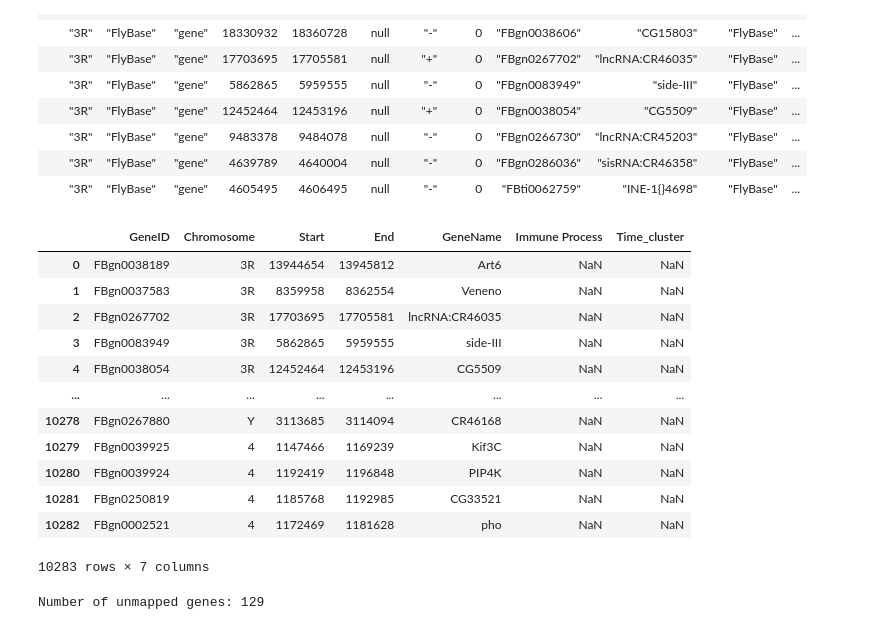
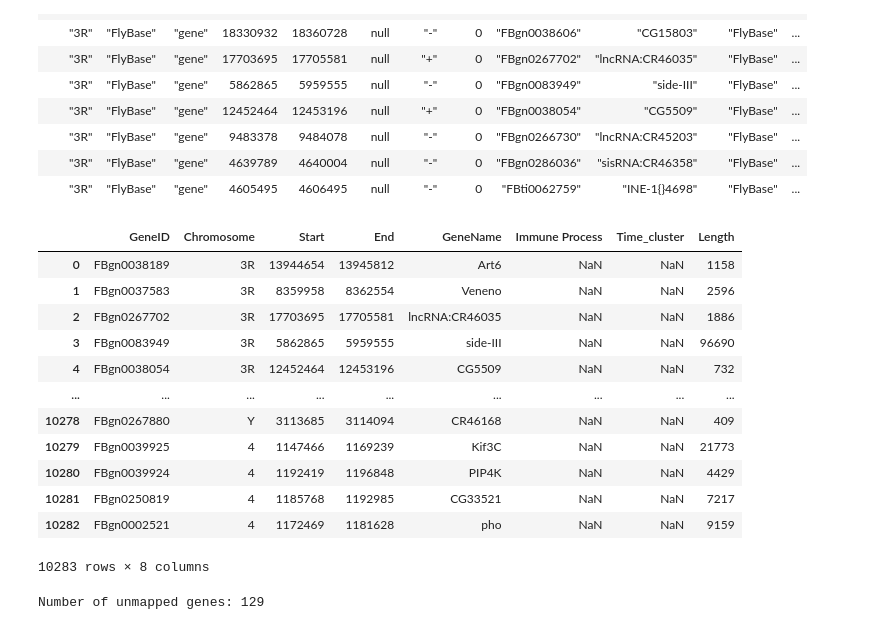
Before and after one commit to WunderlichLab/starr_query, a Jupyter notebook: data_extract.ipynb, the cells around one changed output. Drawn from its saved outputs; the diff is of its cells as text; code cells hidden in the pictures.

Commit message:
added length and removed (+)

```diff
--- a/data_extract.ipynb
+++ b/data_extract.ipynb
@@ -7,23 +7,26 @@ import polars as pl
 # %% [markdown]
 # Functions
 # %%
-def read_file(csv_file):
+def read_file_and_modify(csv_file, treatment = ''):
     df = pd.read_csv(csv_file)
+    if treatment != '':
+        df['Treatment'] = treatment
+
+    df['Enhancer'] = df['Enhancer'].str.replace(r'(+)', '')
     return df
 # %% [markdown]
 # EDA
 # %%
 # Read the files
-e20_df = read_file('base_data/EnhancerGene20E_df_clean_09_09.csv')
-e20_df['Treatment'] = '20E'
-con_df = read_file('base_data/EnhancerGeneCon_df_clean_09_09.csv')
-con_df['Treatment'] = 'Control'
-hksm_df = read_file('base_data/EnhancerGeneHKSM_df_clean_09_09.csv')
-hksm_df['Treatment'] = 'HKSM'
+e20_df = read_file_and_modify('base_data/EnhancerGene20E_df_clean_09_09.csv', '20E')
 
-combined_df = pd.concat([e20_df, con_df, hksm_df])
+con_df = read_file_and_modify('base_data/EnhancerGeneCon_df_clean_09_09.csv','Control')
 
-all_df = read_file('base_data/EG_all_clean_09_05.csv')
+imd_df = read_file_and_modify('base_data/EnhancerGeneHKSM_df_clean_09_09.csv', 'IMD')
+
+combined_df = pd.concat([e20_df, con_df, imd_df])
+
+all_df = read_file_and_modify('base_data/EG_all_clean_09_05.csv')
 # %%
 print(combined_df.shape)
 combined_df.head()
@@ -67,6 +70,7 @@ enhancer = combined_df['Enhancer']
 combined_df['Chromosome'] = enhancer.apply(lambda x: x.split(':')[0])
 combined_df['Start'] = enhancer.apply(lambda x: int(re.search(r':(\d+)-', x).group(1)))
 combined_df['End'] = enhancer.apply(lambda x: int(re.search(r'-(\d+)', x).group(1)))
+combined_df['Length'] = abs(combined_df['End'] - combined_df['Start'])
 # %%
 # Display the updated DataFrame and store it to csv
 combined_df.reset_index(drop = True, inplace = True)
@@ -149,28 +153,30 @@ filtered_genes = gtf_genes.filter(pl.col("gene_id").is_in(unique_genes))
 # %%
 result_df = pd.merge(
     filtered_genes[['gene_id','seqname','start','end','gene_name']].to_pandas(),
     gene_df[['gene_id','Immune Process', 'Time_cluster']],
     on='gene_id',
-    how='left'
-)
+    how='left')
+
 result_df.columns = ['GeneID','Chromosome', 'Start', 'End', 'GeneName','Immune Process','Time_cluster']
+result_df['Length'] = abs(result_df['End'] - result_df['Start'])
+
 result_df.drop_duplicates(ignore_index = True,inplace = True)
 result_df.reset_index(drop=True, inplace=True)
 result_df
 # %% [output]
-|  | GeneID | Chromosome | Start | End | GeneName | Immune Process | Time_cluster |
-| 0 | FBgn0038189 | 3R | 13944654 | 13945812 | Art6 | NaN | NaN |
-| 1 | FBgn0037583 | 3R | 8359958 | 8362554 | Veneno | NaN | NaN |
-| 2 | FBgn0267702 | 3R | 17703695 | 17705581 | lncRNA:CR46035 | NaN | NaN |
-| 3 | FBgn0083949 | 3R | 5862865 | 5959555 | side-III | NaN | NaN |
-| 4 | FBgn0038054 | 3R | 12452464 | 12453196 | CG5509 | NaN | NaN |
-| ... | ... | ... | ... | ... | ... | ... | ... |
-| 10278 | FBgn0267880 | Y | 3113685 | 3114094 | CR46168 | NaN | NaN |
-| 10279 | FBgn0039925 | 4 | 1147466 | 1169239 | Kif3C | NaN | NaN |
-| 10280 | FBgn0039924 | 4 | 1192419 | 1196848 | PIP4K | NaN | NaN |
-| 10281 | FBgn0250819 | 4 | 1185768 | 1192985 | CG33521 | NaN | NaN |
-| 10282 | FBgn0002521 | 4 | 1172469 | 1181628 | pho | NaN | NaN |
+|  | GeneID | Chromosome | Start | End | GeneName | Immune Process | Time_cluster | Length |
+| 0 | FBgn0038189 | 3R | 13944654 | 13945812 | Art6 | NaN | NaN | 1158 |
+| 1 | FBgn0037583 | 3R | 8359958 | 8362554 | Veneno | NaN | NaN | 2596 |
+| 2 | FBgn0267702 | 3R | 17703695 | 17705581 | lncRNA:CR46035 | NaN | NaN | 1886 |
+| 3 | FBgn0083949 | 3R | 5862865 | 5959555 | side-III | NaN | NaN | 96690 |
+| 4 | FBgn0038054 | 3R | 12452464 | 12453196 | CG5509 | NaN | NaN | 732 |
+| ... | ... | ... | ... | ... | ... | ... | ... | ... |
+| 10278 | FBgn0267880 | Y | 3113685 | 3114094 | CR46168 | NaN | NaN | 409 |
+| 10279 | FBgn0039925 | 4 | 1147466 | 1169239 | Kif3C | NaN | NaN | 21773 |
+| 10280 | FBgn0039924 | 4 | 1192419 | 1196848 | PIP4K | NaN | NaN | 4429 |
+| 10281 | FBgn0250819 | 4 | 1185768 | 1192985 | CG33521 | NaN | NaN | 7217 |
+| 10282 | FBgn0002521 | 4 | 1172469 | 1181628 | pho | NaN | NaN | 9159 |
-10283 rows × 7 columns
+10283 rows × 8 columns
 # %%
 # Convert unique genes list to a set
 unique_genes_set = set(unique_genes)
```
Also changed, not shown: parts of 7 cells of this notebook.
